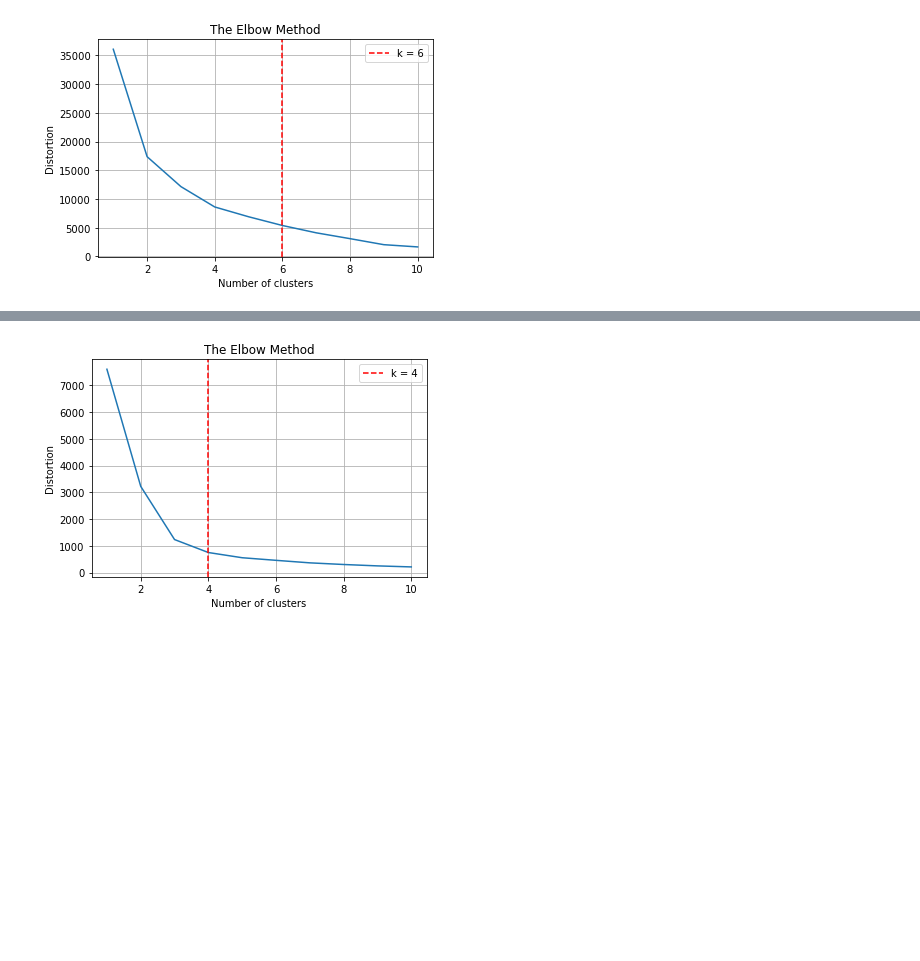
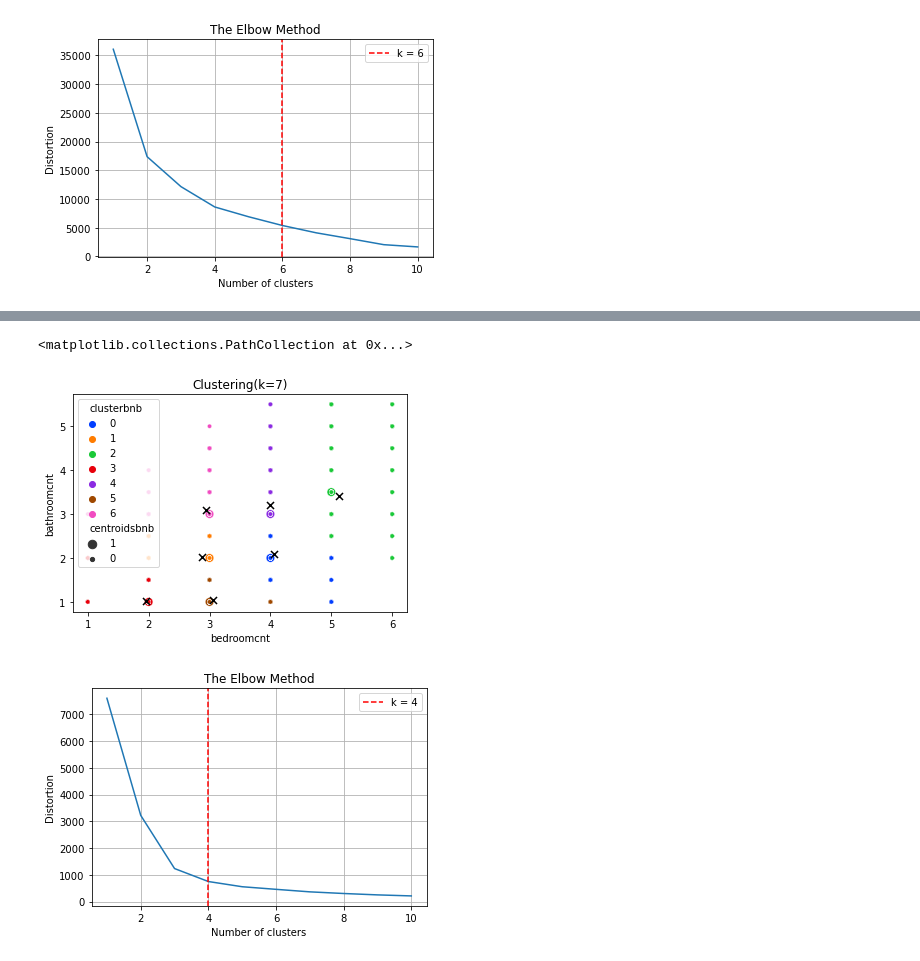
Before and after one commit to nicholas-dougherty/clustering-project, a Jupyter notebook: modeling.ipynb, the cells around one changed output, grey strips where cells are left out. Drawn from its saved outputs; the diff is of its cells as text; code cells hidden in the pictures; blank space fills up the shorter version.

```diff
--- a/modeling.ipynb
+++ b/modeling.ipynb
@@ -185,6 +185,19 @@ See Full Dataframe in Mito
 | 11460195 | 1.0 | 3.0 | 1275.0 | 33.974494 | -118.399385 | 0100 | ... |
 | 14382472 | 2.0 | 3.0 | 1494.0 | 33.591844 | -117.678326 | 122 | ... |
 | 13918349 | 2.0 | 3.0 | 1521.0 | 33.856469 | -117.931313 | 122 | ... |
+# %%
+## plot
+fig, ax = plt.subplots()
+sns.scatterplot(x="bedroomcnt", y="bathroomcnt", data=X_train,
+                palette=sns.color_palette("bright",k),
+                hue='clusterbnb', size="centroidsbnb", size_order=[1,0],
+                legend="brief", ax=ax).set_title('Clustering(k='+str(k)+')')
+th_centroids = model.cluster_centers_
+ax.scatter(th_centroids[:,0], th_centroids[:,1], s=50, c='black',
+           marker="x")
+# %% [output]
+<matplotlib.collections.PathCollection at 0x...>
+[figure, added]
 # %%
 ['bathroomcnt', 'bedroomcnt', 'calculatedfinishedsquarefeet', 'latitude',
        'longitude', 'propertycountylandusecode', 'regionidzip',
```
Also changed, not shown: 5 other files.
